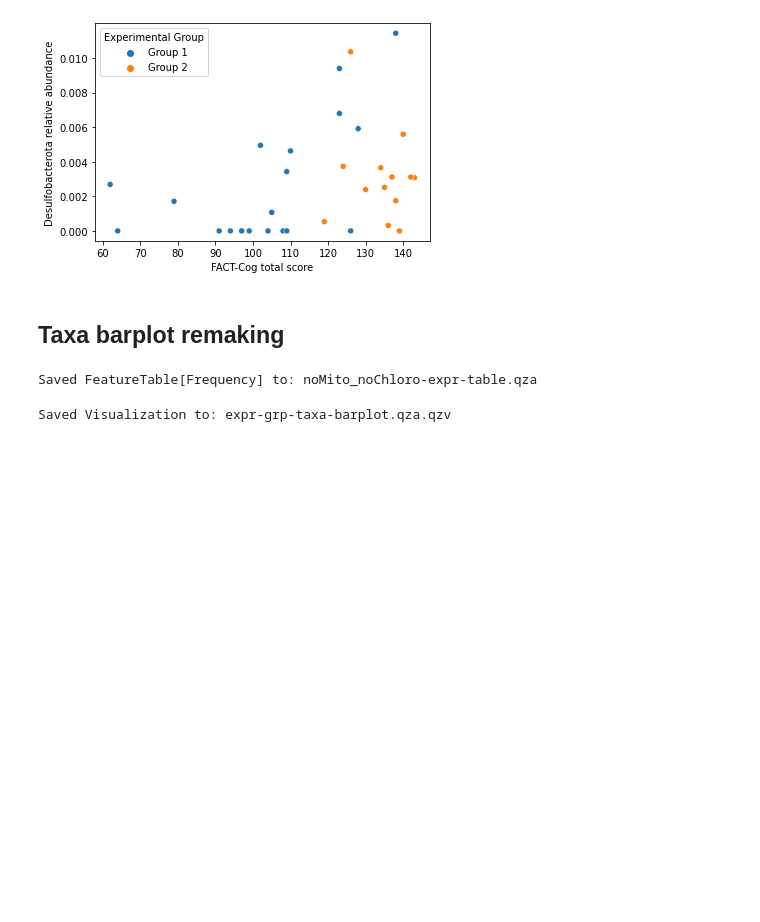
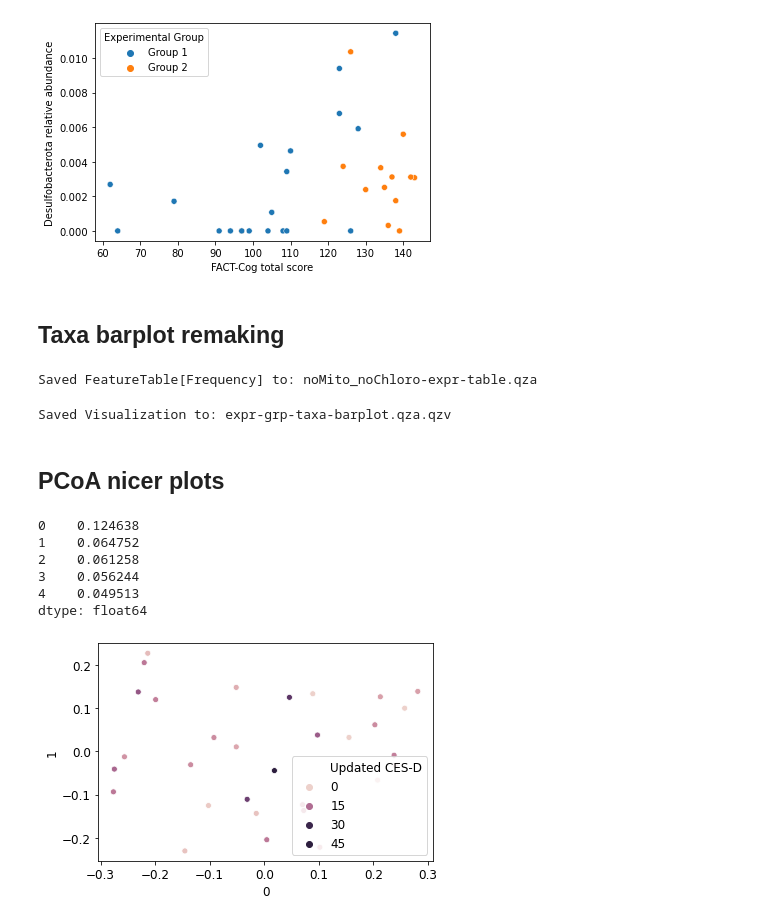
Before and after one commit to sterrettJD/Chemobrain, a Jupyter notebook: Final figs and additional analyses.ipynb, the cells around one changed output. Saved outputs shown, nothing was run; the diff lists cells and outputs as text; code cells hidden in the pictures; blank space fills up the shorter version.

```diff
--- a/Final figs and additional analyses.ipynb
+++ b/Final figs and additional analyses.ipynb
@@ -550,3 +554,5 @@ Saved FeatureTable[Frequency] to: noMito_noChloro-expr-table.qza
 --o-visualization expr-grp-taxa-barplot.qza
 # %% [output]
 Saved Visualization to: expr-grp-taxa-barplot.qza.qzv
+# %% [markdown]
+## PCoA nicer plots
@@ -552,0 +561,24 @@ Saved Visualization to: expr-grp-taxa-barplot.qza.qzv
+# %%
+u_uni_pcoa = Artifact.load("core-diversity-results-noNA/unweighted_unifrac_pcoa_results.qza").view(OrdinationResults)
+# %%
+u_uni_pcoa.proportion_explained.head()
+# %% [output]
+0    0.124638
+1    0.064752
+2    0.061258
+3    0.056244
+4    0.049513
+dtype: float64
+# %%
+u_uni_pcoa.samples.index = [int(x) for x in u_uni_pcoa.samples.index]
+pcoa_df = pd.concat([u_uni_pcoa.samples,
+                     metadata], axis=1)
+# %%
+font = {'size'   : 12}
+
+matplotlib.rc('font', **font)
+
+ax = sns.scatterplot(x=0, y=1, hue="Updated CES-D",
+                     data=pcoa_df)
+# %% [output]
+[figure, added]
```
Also changed, not shown: parts of 4 cells of this notebook.
